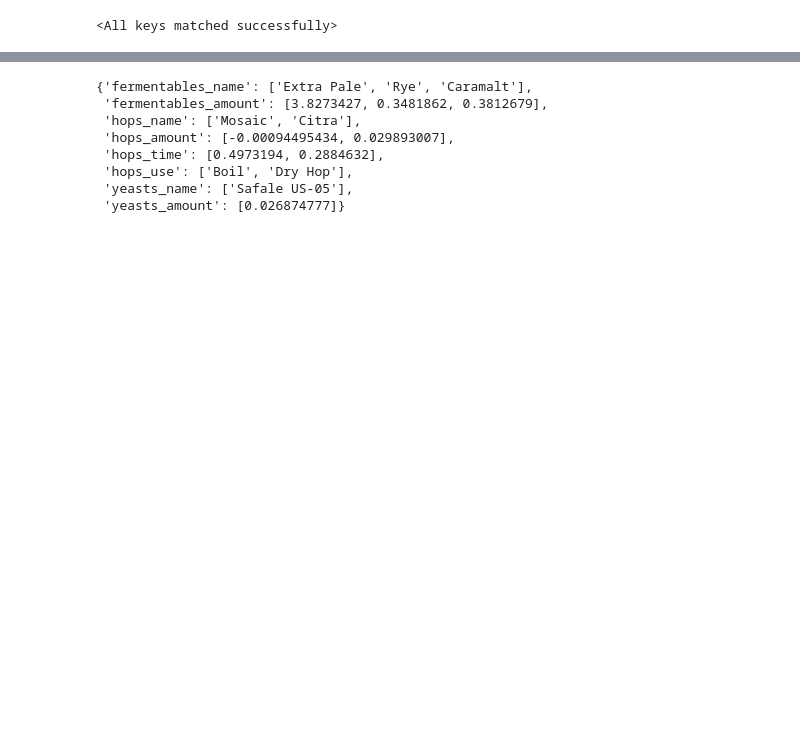
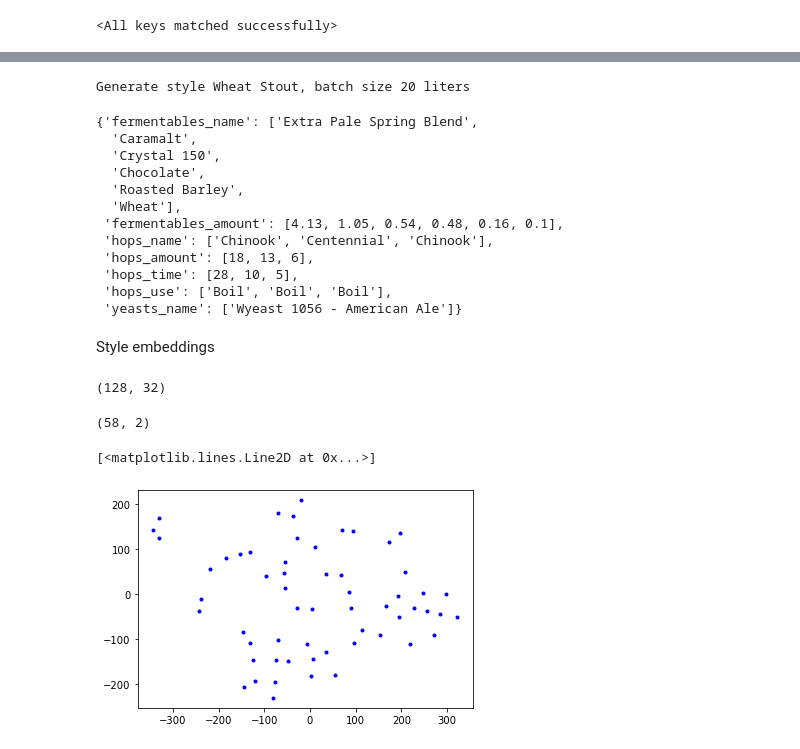
Before and after one commit to papkov/beergenrnn, a Jupyter notebook: notebooks/training.ipynb, the cells around one changed output, grey strips where cells are left out. Cells and saved outputs as stored; diff of their text form; code cells hidden in the pictures; blank space fills up the shorter version.

```diff
--- a/notebooks/training.ipynb
+++ b/notebooks/training.ipynb
@@ -63,5 +73,5 @@ plt.show()
 # %%
-mdl.load_state_dict(torch.load('../checkpoints/model.pth'))
+mdl.load_state_dict(torch.load('../checkpoints/lstm.pth'))
 # %% [output]
 <All keys matched successfully>
 # %%
@@ -92,12 +107,25 @@ ds.dicts['style_name']
 # %%
-generated = mdl.generate(50)
-decode_predictions(generated, ds.dicts)
+style = 60
+generated = mdl.generate(style, deterministic=True)
+decode_predictions(generated, ds.dicts, style)
 # %% [output]
-{'fermentables_name': ['Extra Pale', 'Rye', 'Caramalt'],
- 'fermentables_amount': [3.8273427, 0.3481862, 0.3812679],
- 'hops_name': ['Mosaic', 'Citra'],
- 'hops_amount': [-0.00094495434, 0.029893007],
- 'hops_time': [0.4973194, 0.2884632],
- 'hops_use': ['Boil', 'Dry Hop'],
- 'yeasts_name': ['Safale US-05'],
- 'yeasts_amount': [0.026874777]}
+Generate style Wheat Stout, batch size 20 liters
+{'fermentables_name': ['Extra Pale Spring Blend',
+  'Caramalt',
+  'Crystal 150',
+  'Chocolate',
+  'Roasted Barley',
+  'Wheat'],
+ 'fermentables_amount': [4.13, 1.05, 0.54, 0.48, 0.16, 0.1],
+ 'hops_name': ['Chinook', 'Centennial', 'Chinook'],
+ 'hops_amount': [18, 13, 6],
+ 'hops_time': [28, 10, 5],
+ 'hops_use': ['Boil', 'Boil', 'Boil'],
+ 'yeasts_name': ['Wyeast 1056 - American Ale']}
+# %% [markdown]
+Style embeddings
+# %%
+style_emb = mdl.style_model[0].weight.detach().numpy()
+style_emb.shape
+# %% [output]
+(128, 32)
@@ -103,0 +135,11 @@ decode_predictions(generated, ds.dicts)
+# %%
+man = TSNE(n_components=2, perplexity=4)
+pc = man.fit_transform(style_emb[3:61])
+pc.shape
+# %% [output]
+(58, 2)
+# %%
+plt.plot(pc[:,0], pc[:,1], 'b.')
+# %% [output]
+[<matplotlib.lines.Line2D at 0x...>]
+[figure, added]
```
Also changed, not shown: parts of 7 cells of this notebook, 4 other files.
